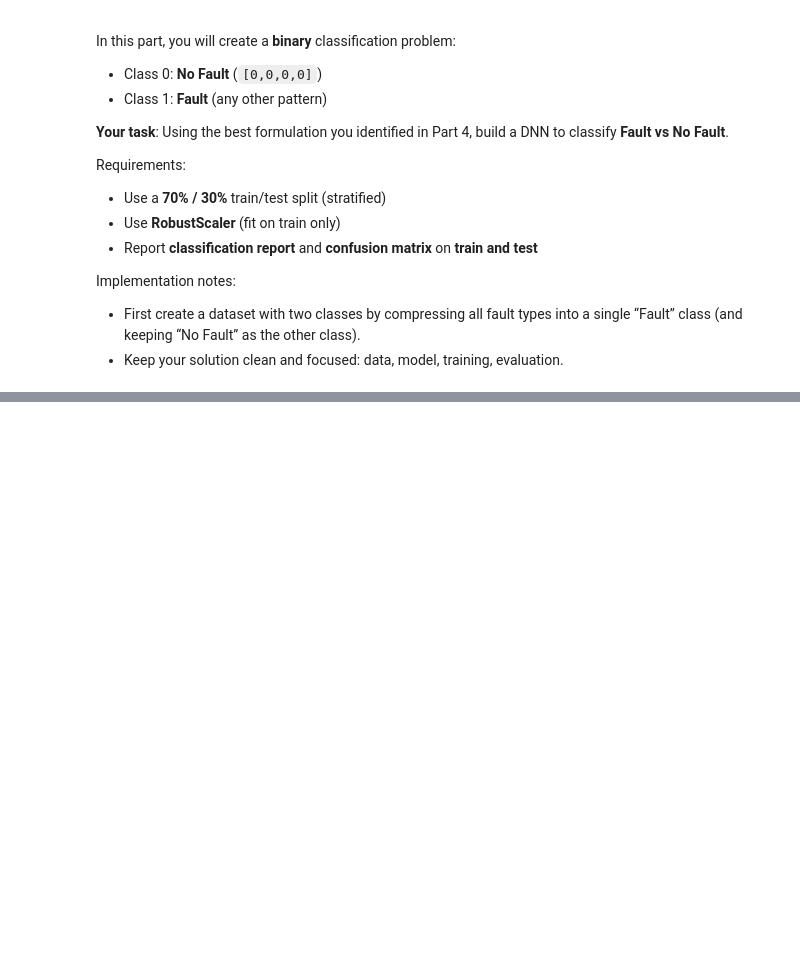
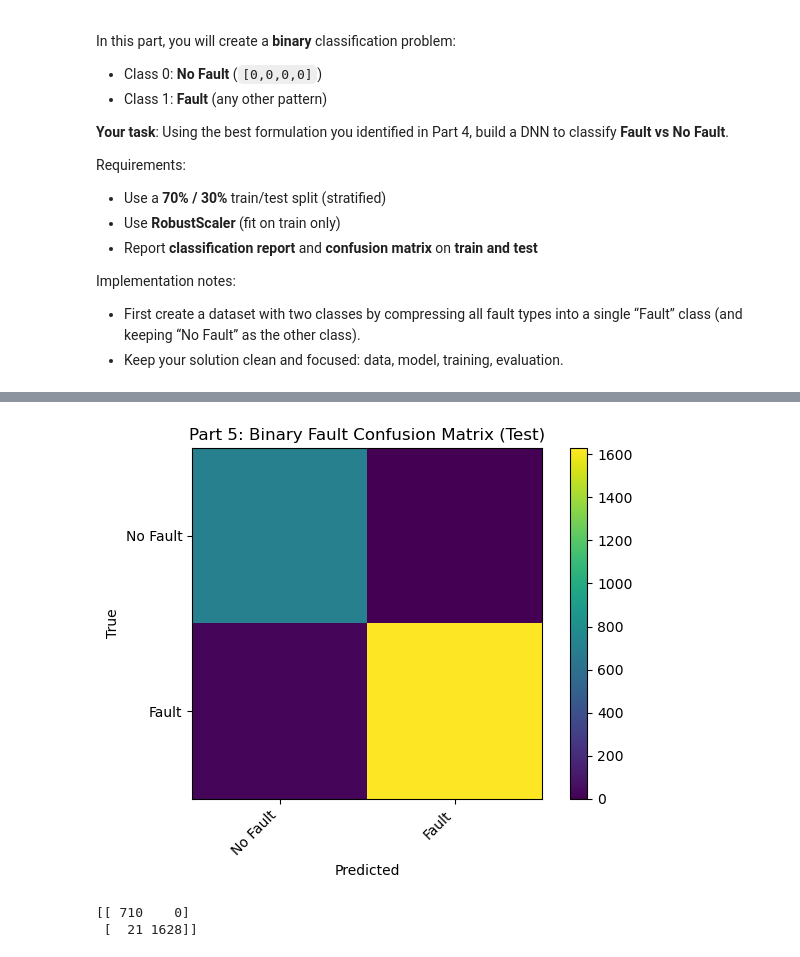
Before and after one commit to joannazhou0519/ee344, a Jupyter notebook: hw5/EE344_Assignment_5-DNN_Faults_student_version.ipynb, the cells around one changed output, grey strips where cells are left out. Cells and saved outputs as stored; diff of their text form; code cells hidden in the pictures; blank space fills up the shorter version.

```diff
--- a/hw5/EE344_Assignment_5-DNN_Faults_student_version.ipynb
+++ b/hw5/EE344_Assignment_5-DNN_Faults_student_version.ipynb
@@ -657,0 +855,11 @@ Implementation notes:
+# %%
+true_bin_ = (Y_test.sum(axis=1) != 0).astype(int)
+pred_bin_ = pred_bits_test_.reshape(-1)
+labels_ = ['No Fault', 'Fault']
+cm_ = confusion_matrix(true_bin_, pred_bin_, labels=[0, 1])
+plot_cm(cm_, 'Part 5: Binary Fault Confusion Matrix (Test)', labels_)
+print(cm_)
+# %% [output]
+[figure, added]
+[[ 710    0]
+ [  21 1628]]
```
Also changed, not shown: parts of 11 cells of this notebook.
